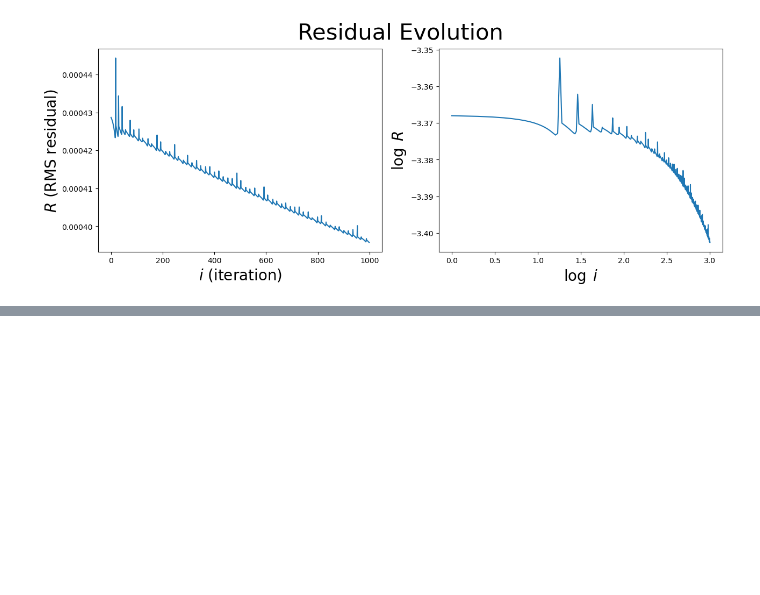
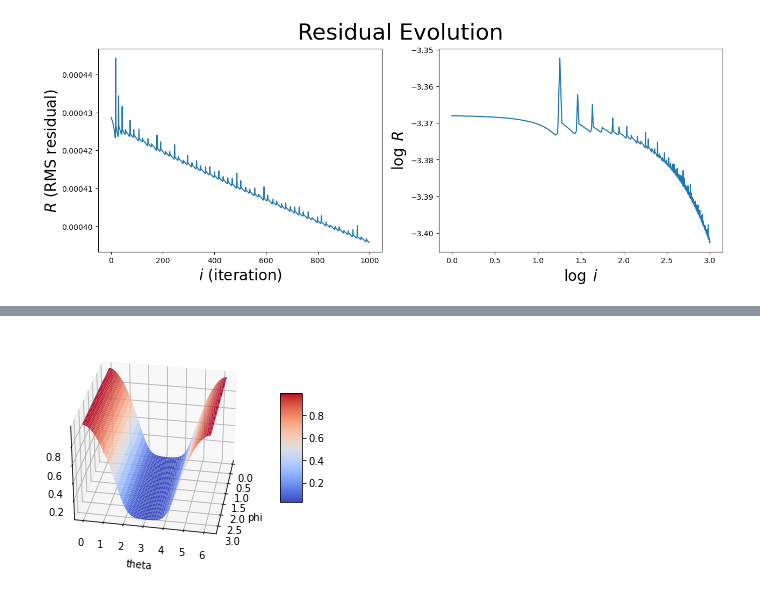
Before and after one commit to iago-mendes/eucled, a Jupyter notebook: src/exercises/06-relaxation/assets/plots.ipynb, the cells around one changed output, grey strips where cells are left out. Saved outputs shown, nothing was run; the diff lists cells and outputs as text; code cells hidden in the pictures; blank space fills up the shorter version.

Commit message:
Analyze residual distribution animation.

```diff
--- a/src/exercises/06-relaxation/assets/plots.ipynb
+++ b/src/exercises/06-relaxation/assets/plots.ipynb
@@ -77,0 +92,48 @@ plt.show()
+# %%
+# RESIDUAL DISTRIBUTION ANIMATION
+
+entries = np.genfromtxt('residual_distribution.csv', delimiter=',')
+
+x = entries[0]
+y = entries[1]
+
+unique_x = list(set(x))
+unique_y = list(set(y))
+unique_x.sort()
+unique_y.sort()
+
+z = np.zeros((len(unique_x), len(unique_y), len(entries) - 2))
+
+for row in range(2, len(entries)):
+	for col in range(len(entries[row])):
+		x_index = unique_x.index(x[col])
+		y_index = unique_y.index(y[col])
+		z[x_index][y_index][row-2] = entries[row][col]
+
+maxFrame = z.shape[2]
+X, Y = np.meshgrid(unique_x, unique_y)
+
+def update_plot(frame_number, z, plot):
+    plot[0].remove()
+    plot[0] = ax.plot_surface(X, Y, z[:,:,frame_number%maxFrame], cmap=cm.coolwarm)
+
+fig = plt.figure()
+ax = fig.add_subplot(111, projection='3d')
+
+plot = [ax.plot_surface(X, Y, z[:,:,0], color='0.75', rstride=1, cstride=1, cmap=cm.coolwarm)]
+
+ax.set_xlabel("phi")
+ax.set_ylabel("theta")
+ax.view_init(30, 10)
+fig.colorbar(plot[0], shrink=0.5, aspect=5)
+
+
+fps = 10 # frame per sec
+frn = 50 # frame number of the animation
+ani = animation.FuncAnimation(fig, update_plot, frn, fargs=(z, plot), interval=100/fps)
+
+fn = 'residual_distribution_animation' # filename
+dpi = 200 # dots per inch
+ani.save(fn+'.gif',writer='imagemagick',fps=fps, dpi=dpi)
+# %% [output]
+[figure, added]
```
Also changed, not shown: parts of 4 cells of this notebook, 8 other files.
